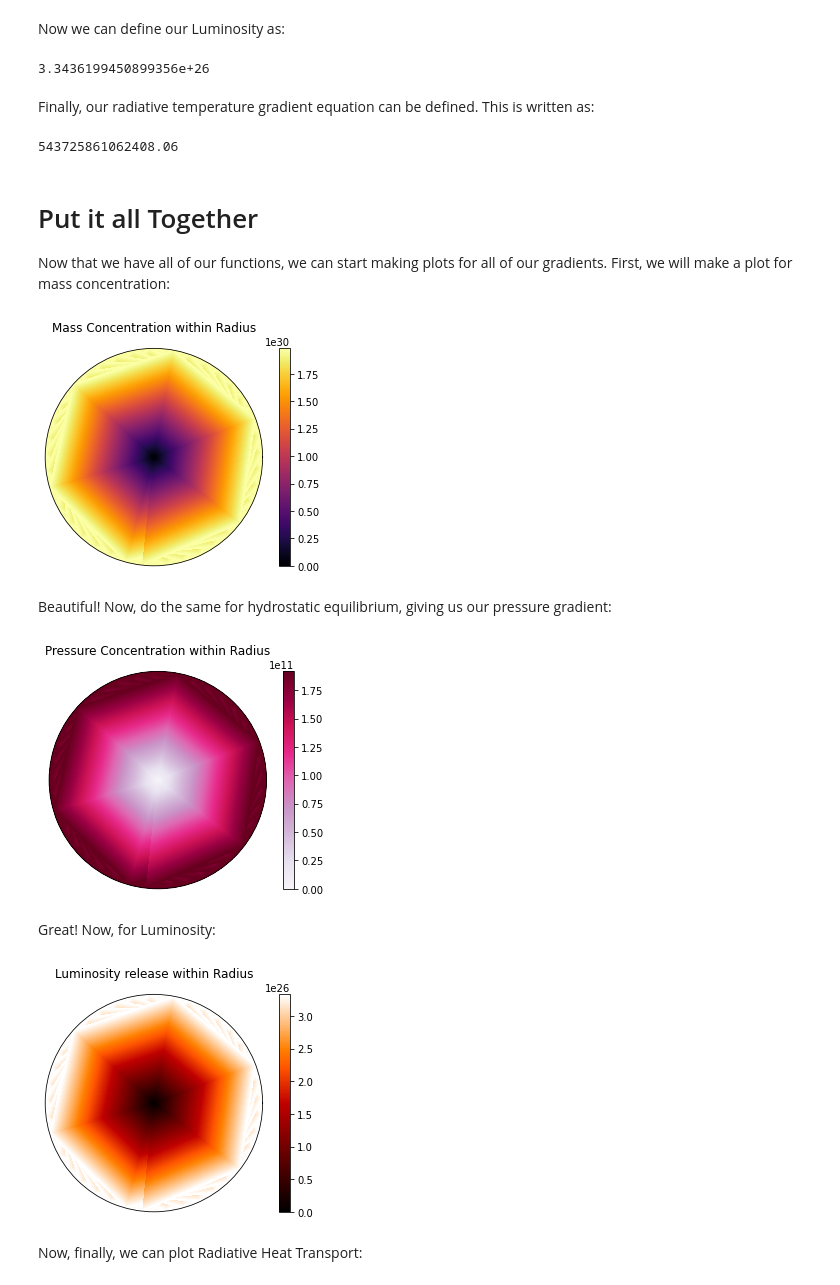
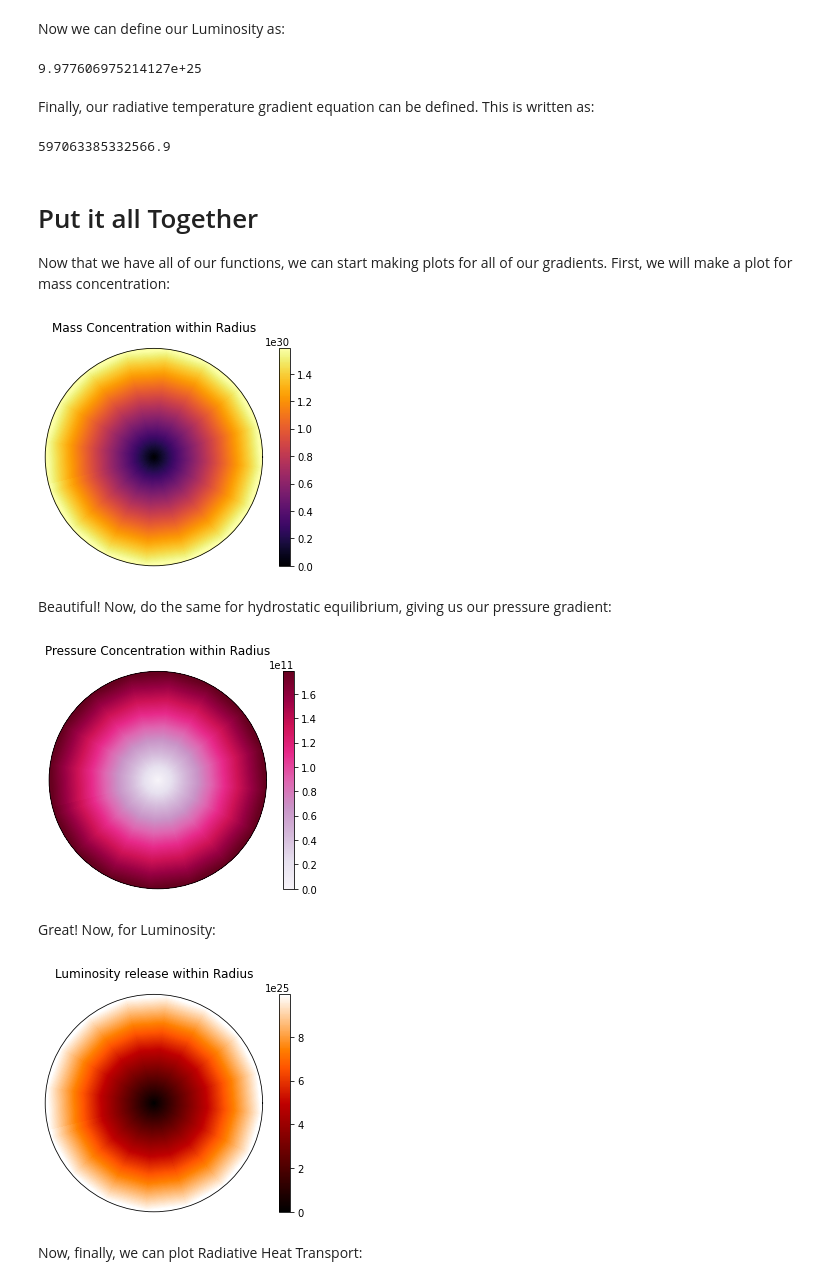
Before and after one commit to jercash/build_a_star_overcashFINAL, a Jupyter notebook: build_a_star_workshop_overcash.ipynb, the cells around one changed output. Saved outputs shown, nothing was run; the diff lists cells and outputs as text; code cells hidden in the pictures.

```diff
--- a/build_a_star_workshop_overcash.ipynb
+++ b/build_a_star_workshop_overcash.ipynb
@@ -32,7 +31,7 @@ import matplotlib.pyplot as plt
 Next, we will define our variables and constants. $M$ can be altered by the viewer to change the mass of the star. Notice how there is only ONE thing the user can change; the goal behind this project is to show how *dependent* on its mass a star really is!
 # %%
 #user-defined variables:
-M = 1 * 1.989e30 #kg, mass of the star. coverted from solar masses to kg
+M = 0.8 * 1.989e30 #kg, mass of the star. coverted from solar masses to kg
 
 #constants:
 G = 6.67e-11 #m^3/kg*s^2, gravitational constant
@@ -124,7 +123,7 @@ def luminosity(r): #integral of the luminosity equation
 
 print(luminosity(R))
 # %% [output]
-3.3436199450899356e+26
+9.977606975214127e+25
 # %% [markdown]
 Finally, our radiative temperature gradient equation can be defined. This is written as:
 # %%
@@ -133,7 +132,7 @@ def Trad(r):
 
 print(Trad(R))
 # %% [output]
-543725861062408.06
+597063385332566.9
 # %% [markdown]
 # Put it all Together
 
@@ -141,8 +140,6 @@ Now that we have all of our functions, we can start making plots for all of our
 # %%
 fig = plt.figure()
 
-x = np.linspace(0,R,1000)
-j = mass(x)
 mass_con = np.linspace(mass(0),mass(R),360)
 rad = np.linspace(0, 2*pi, 360)
 y = np.linspace(0,R,1000)
@@ -158,14 +155,12 @@ plt.colorbar()
 plt.title("Mass Concentration within Radius")
 plt.show()
 # %% [output]
-[figure, old version]
+[figure, new version]
 # %% [markdown]
 Beautiful! Now, do the same for hydrostatic equilibrium, giving us our pressure gradient:
 # %%
 fig = plt.figure()
 
-x = np.linspace(0,R,1000)
-j = pressure(x)
 press_con = np.linspace(pressure(1),pressure(R),360)
 rad = np.linspace(0, 2*pi, 360)
 y = np.linspace(0,R,1000)
@@ -181,30 +176,28 @@ plt.colorbar()
 plt.title("Pressure Concentration within Radius")
 plt.show()
 # %% [output]
-[figure, old version]
+[figure, new version]
 # %% [markdown]
 Great! Now, for Luminosity:
 # %%
 fig = plt.figure()
 
-x = np.linspace(0,R,1000)
-j = luminosity(x)
 lumin_con = np.linspace(luminosity(1),luminosity(R),360)
 rad = np.linspace(0, 2*pi, 360)
 y = np.linspace(0,R,1000)
 theta,r = np.meshgrid(rad,y)
 z = np.tile(lumin_con,(len(y),1))
 
 plt.subplot(projection="polar")
 plt.pcolormesh(r,theta,z,cmap='gist_heat')
 plt.grid()
 plt.xticks([])
 plt.yticks([])
 plt.colorbar()
 plt.title("Luminosity release within Radius")
 plt.show()
 # %% [output]
-[figure, old version]
+[figure, new version]
 # %% [markdown]
 Now, finally, we can plot Radiative Heat Transport:
 # %%
```
Also changed, not shown: parts of 6 cells of this notebook.
